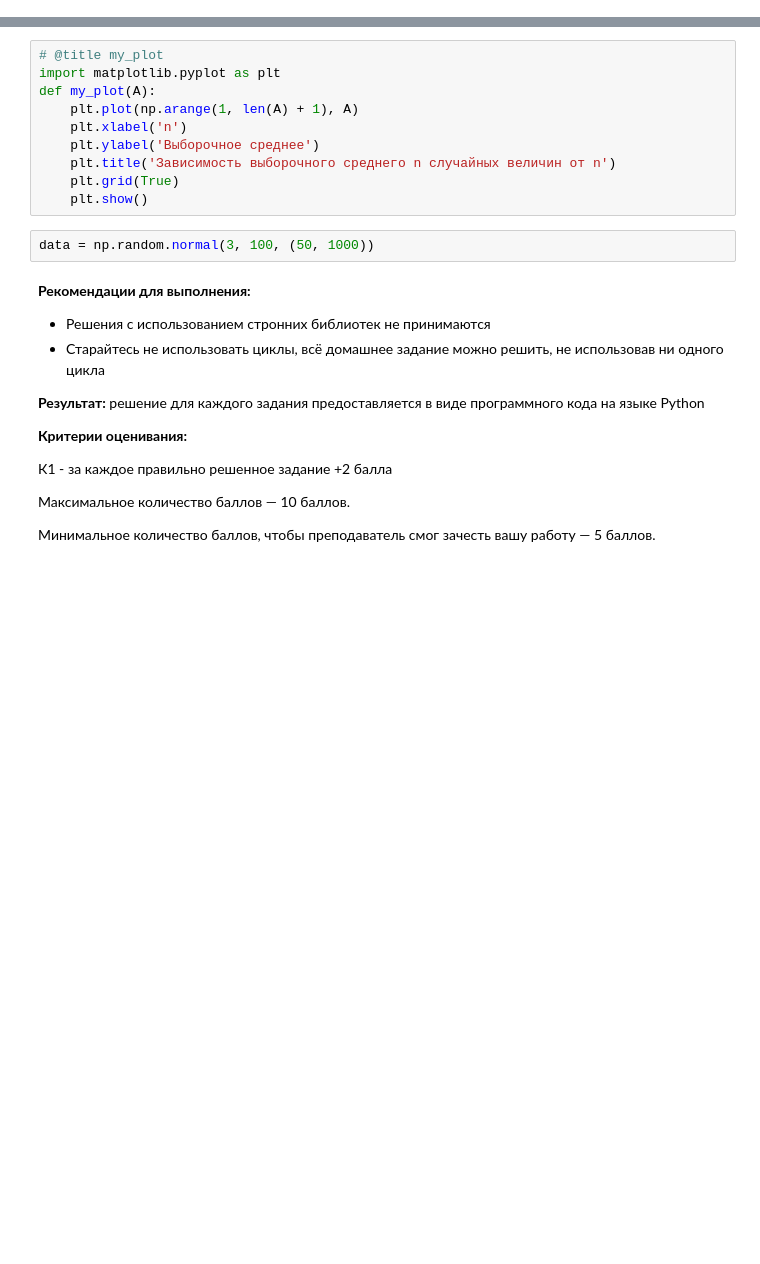
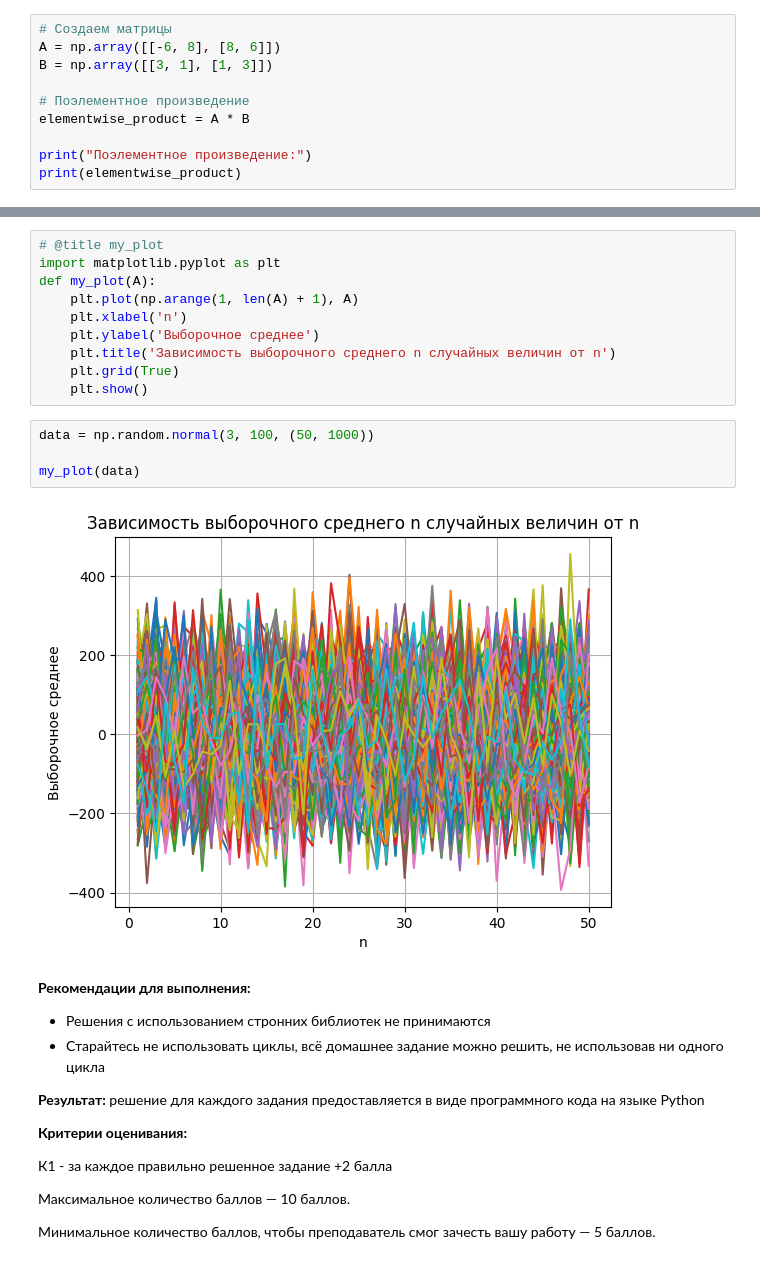
Before and after one commit to A-l-E-v/ML-Engineer, a Jupyter notebook: PyLibs/Numpy/Numpy_hometask.ipynb, the cells around one changed output, grey strips where cells are left out. Cells and saved outputs as stored; diff of their text form; blank space fills up the shorter version.

```diff
--- a/PyLibs/Numpy/Numpy_hometask.ipynb
+++ b/PyLibs/Numpy/Numpy_hometask.ipynb
@@ -11,3 +11,13 @@ import numpy as np
 # %% [markdown]
 # Задание 1
 Создайте матрицы $\begin{pmatrix} -6 & 8 \\ 8 & 6 \end{pmatrix}$ и $\begin{pmatrix} 3 & 1 \\ 1 & 3 \end{pmatrix}$. Посчитайте их поэлементное и матричное произведения.
+# %%
+# Создаем матрицы
+A = np.array([[-6, 8], [8, 6]])
+B = np.array([[3, 1], [1, 3]])
+
+# Поэлементное произведение
+elementwise_product = A * B
+
+print("Поэлементное произведение:")
+print(elementwise_product)
@@ -37,6 +99,10 @@ def my_plot(A):
     plt.show()
 # %%
 data = np.random.normal(3, 100, (50, 1000))
+
+my_plot(data)
+# %% [output]
+[figure, added]
 # %% [markdown]
 **Рекомендации для выполнения:**
 *   Решения с использованием стронних библиотек не принимаются
```
Also changed, not shown: parts of 6 cells of this notebook.
